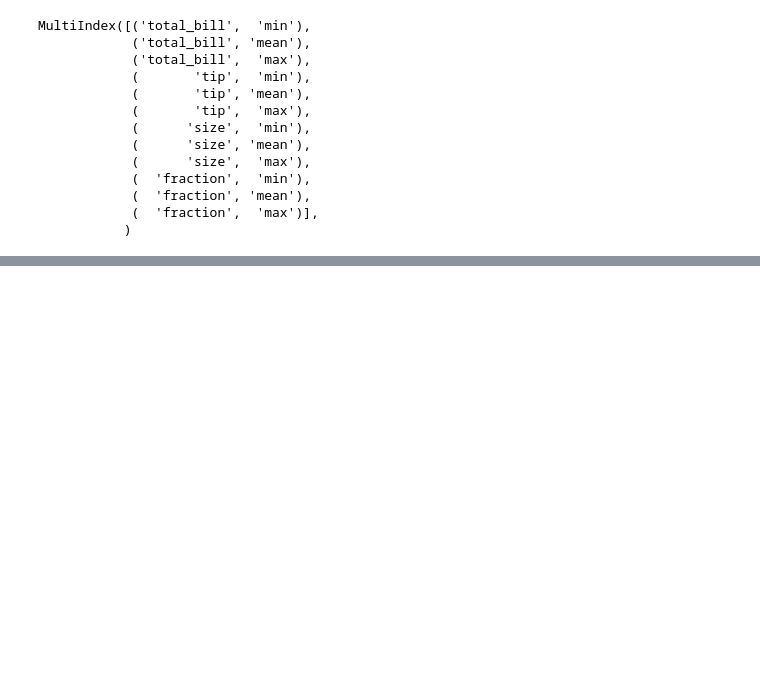
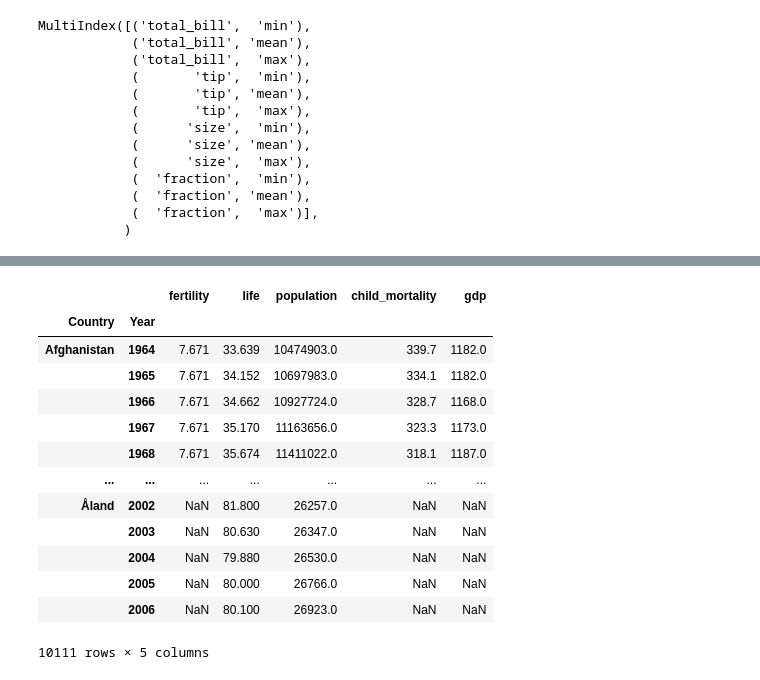
Before and after one commit to py-train/hsbc23, a Jupyter notebook: Day5.ipynb, the cells around one changed output, grey strips where cells are left out. Cells and saved outputs as stored; diff of their text form; code cells hidden in the pictures; blank space fills up the shorter version.

```diff
--- a/Day5.ipynb
+++ b/Day5.ipynb
@@ -584,2 +600,17 @@ MultiIndex([('total_bill',  'min'),
 # %%
-g.groupby()
+g.groupby(['Country', 'Year']).mean()
+# %% [output]
+|  |  | fertility | life | population | child_mortality | gdp |
+| Country | Year |  |  |  |  |  |
+| Afghanistan | 1964 | 7.671 | 33.639 | 10474903.0 | 339.7 | 1182.0 |
+|  | 1965 | 7.671 | 34.152 | 10697983.0 | 334.1 | 1182.0 |
+|  | 1966 | 7.671 | 34.662 | 10927724.0 | 328.7 | 1168.0 |
+|  | 1967 | 7.671 | 35.170 | 11163656.0 | 323.3 | 1173.0 |
+|  | 1968 | 7.671 | 35.674 | 11411022.0 | 318.1 | 1187.0 |
+| ... | ... | ... | ... | ... | ... | ... |
+| Åland | 2002 | NaN | 81.800 | 26257.0 | NaN | NaN |
+|  | 2003 | NaN | 80.630 | 26347.0 | NaN | NaN |
+|  | 2004 | NaN | 79.880 | 26530.0 | NaN | NaN |
+|  | 2005 | NaN | 80.000 | 26766.0 | NaN | NaN |
+|  | 2006 | NaN | 80.100 | 26923.0 | NaN | NaN |
+10111 rows × 5 columns
```
Also changed, not shown: parts of 3 cells of this notebook, 2 other files.
